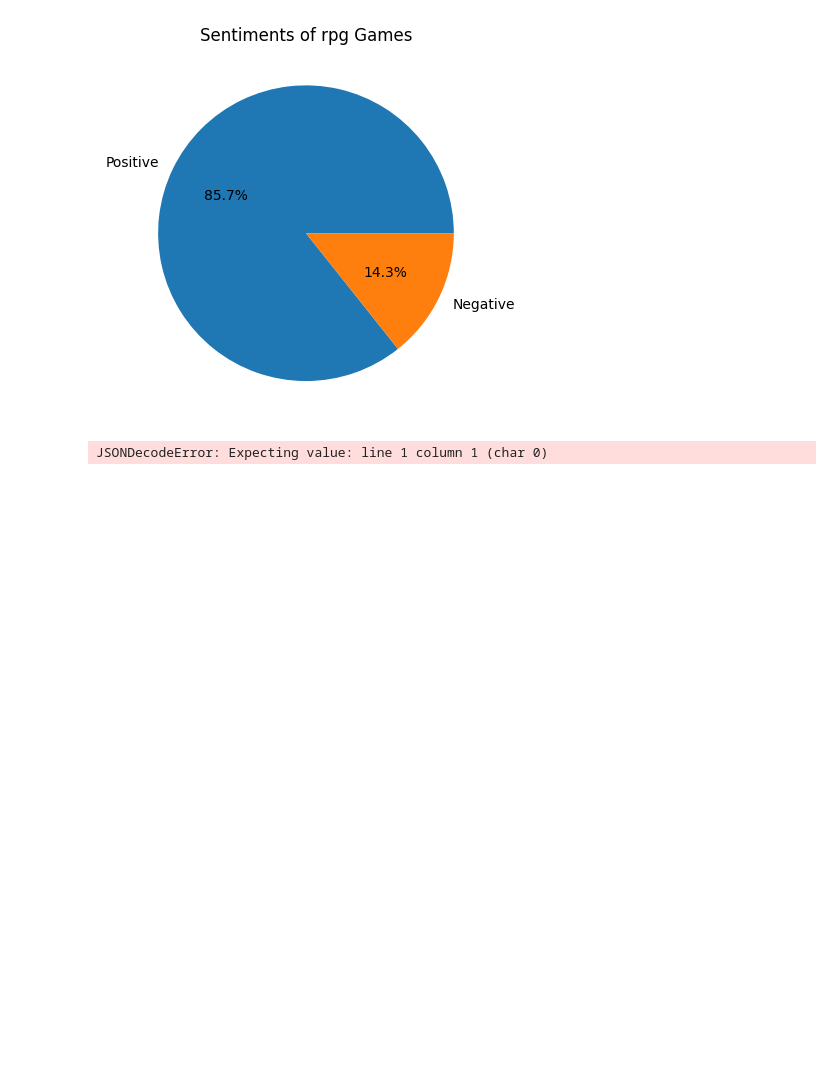
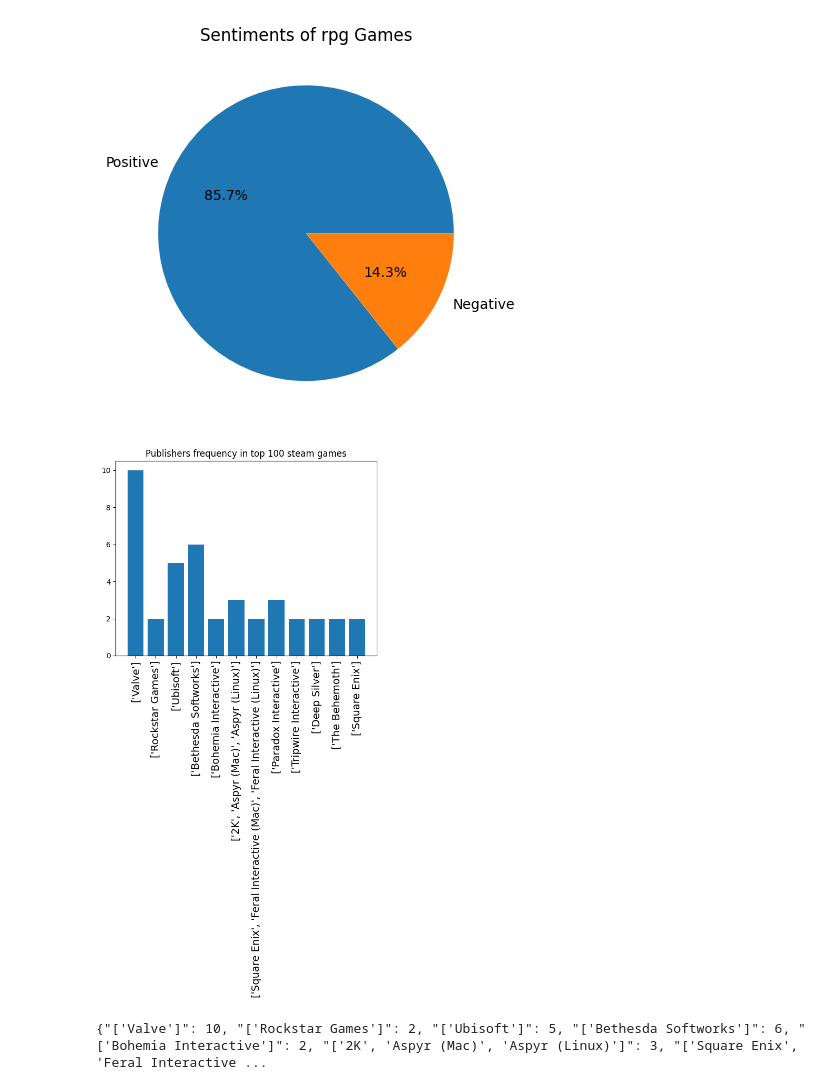
Before and after one commit to PatrickFDoyle/cse314-project-Farley-Doyle, a Jupyter notebook: presentation.ipynb, the cells around one changed output. Drawn from its saved outputs; the diff is of its cells as text; code cells hidden in the pictures; blank space fills up the shorter version.

```diff
--- a/presentation.ipynb
+++ b/presentation.ipynb
@@ -9,6 +13,7 @@ m.ReceptionByGenre("rpg")
 # %% [output]
 [figure]
 # %%
-m.graphPlaytimeOfGenres()
+m.PublisherGraph()
 # %% [output]
+[figure, added]
-JSONDecodeError: Expecting value: line 1 column 1 (char 0)
+{"['Valve']": 10, "['Rockstar Games']": 2, "['Ubisoft']": 5, "['Bethesda Softworks']": 6, "['Bohemia Interactive']": 2, "['2K', 'Aspyr (Mac)', 'Aspyr (Linux)']": 3, "['Square Enix', 'Feral Interactive ...
```
Also changed, not shown: parts of 2 cells of this notebook, 2 other files.
